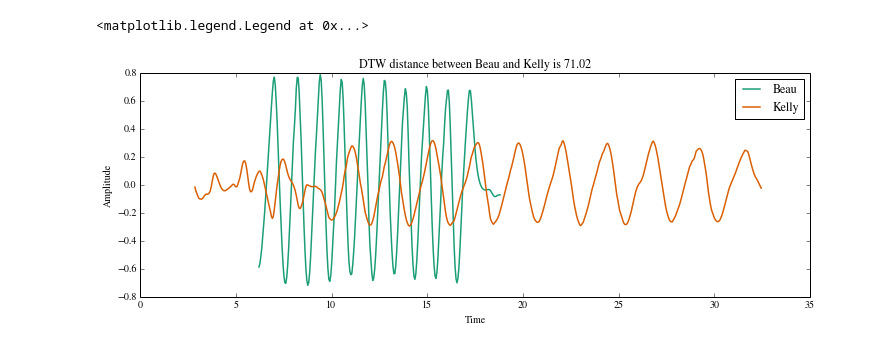
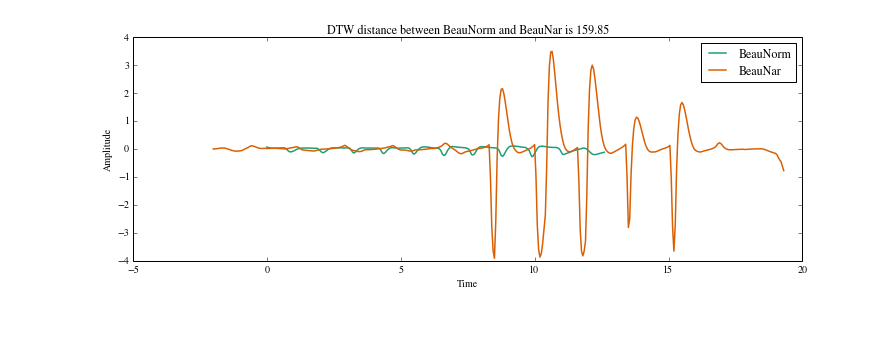
Before and after one commit to kellygwiseman/workout_buddy, a Jupyter notebook: notebooks/dtw_classification.ipynb, the cells around one changed output. Cells and saved outputs as stored; diff of their text form; code cells hidden in the pictures.

```diff
--- a/notebooks/dtw_classification.ipynb
+++ b/notebooks/dtw_classification.ipynb
@@ -18,6 +18,8 @@ sample = 'Beau_normal'
 #sample = 'Beau_narrow'
 #df = pd.read_csv('../data/sensor/2015-03-01_11-13-51.csv')
 #sample = 'Beau_inward'
+#df = pd.read_csv('../data/sensor/2015-03-03_08-09-39.csv')
+#sample = 'Kelly_Rnormal'
 
 freq = 20.0
 female = 0
@@ -58,41 +60,46 @@ pushup_window = df_filt[cond1 & cond2 & cond3 & cond4].index
 pushup_data = df_filt.ix[pushup_window[0]:pushup_window[-1]]
 time = df_filt.index.values / freq
 pushup_time = time[pushup_window[0]:(pushup_window[-1]+1)]
+pushup_time -= min(pushup_time)
 
 ## Read in one sample to process and plot ##
-df2 = pd.read_csv('../data/sensor/2015-03-03_08-11-21.csv')
-sample2 = 'Kelly_Lnormal'
+#df2 = pd.read_csv('../data/sensor/2015-03-03_08-11-21.csv')
+#sample2 = 'Kelly_Lnormal'
+df2 = pd.read_csv('../data/sensor/2015-03-01_11-11-36.csv')
+sample2 = 'Beau_narrow'
 df2_num = df2[numeric_features]
 female = 1
 df2_filt = filter_features(df2_num, numeric_features, lowcut, highcut, freq, order)
 correls2 = pd.rolling_corr(df2_filt, rolling_window)
 cond1 = np.abs(correls2.ix[:, 'accelerometerAccelerationX', 'accelerometerAccelerationY']) > 0.6
 cond2 = (np.abs(correls2.ix[:, 'motionQuaternionY', 'motionQuaternionW'])+
          np.abs(correls2.ix[:, 'motionQuaternionX', 'motionQuaternionY'])+
          np.abs(correls2.ix[:, 'motionQuaternionY', 'motionQuaternionZ'])+
          np.abs(correls2.ix[:, 'gyroRotationX', 'gyroRotationZ'])) > 2.5
 # Trim the beginning 3 seconds and last 2 seconds of record
 cond3 = df2_filt.index > int(freq*2.5)
 cond4 = df2_filt.index < (df2_filt.shape[0] - int(freq))
 pushup_window2 = df2_filt[cond1 & cond2 & cond3 & cond4].index
 pushup_data2 = df2_filt.ix[pushup_window2[0]:pushup_window2[-1]]
 time2 = df2_filt.index.values / freq
 pushup_time2 = time2[pushup_window2[0]:(pushup_window2[-1]+1)]
+pushup_time2 -= min(pushup_time2) + 2
 
 m = KnnDtw()
-distance = m._dtw_distance(pushup_data['motionPitch'], pushup_data2['motionPitch'])
+feature = 'motionYaw'
+distance = m._dtw_distance(pushup_data[feature], pushup_data2[feature])
 
 fig = plt.figure(figsize=(12,4))
-plt.plot(pushup_time, pushup_data['motionPitch'], label='Beau')
+plt.plot(pushup_time, pushup_data[feature], label='BeauNorm')
 #fig = plt.figure(figsize=(12,4))
-plt.plot(pushup_time2, pushup_data2['motionPitch'], label='Kelly')
-plt.title('DTW distance between Beau and Kelly is %.2f' % distance)
+plt.plot(pushup_time2, pushup_data2[feature], label='BeauNar')
+plt.title('DTW distance between BeauNorm and BeauNar is %.2f' % distance)
 plt.ylabel('Amplitude')
 plt.xlabel('Time')
 plt.legend()
+plt.savefig('BeauNorm_BeauNar_yaw_dist.png')
 # %% [output]
-<matplotlib.legend.Legend at 0x...>
-[figure, old version]
+[figure, new version]
 # %%
 m = KnnDtw(n_neighbors=1, max_warping_window=10)
 m.fit(x_train[::10], y_train[::10])
```
Also changed, not shown: 9 other files.
